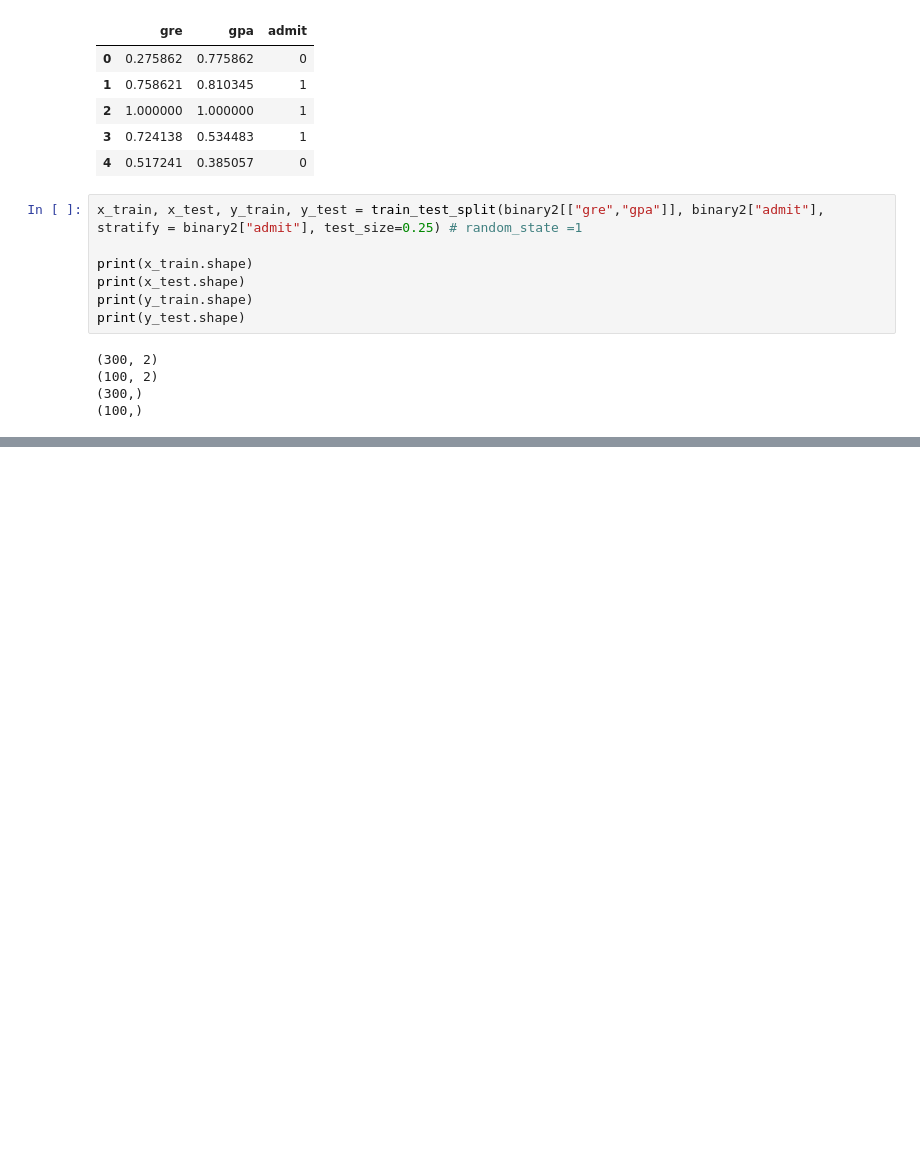
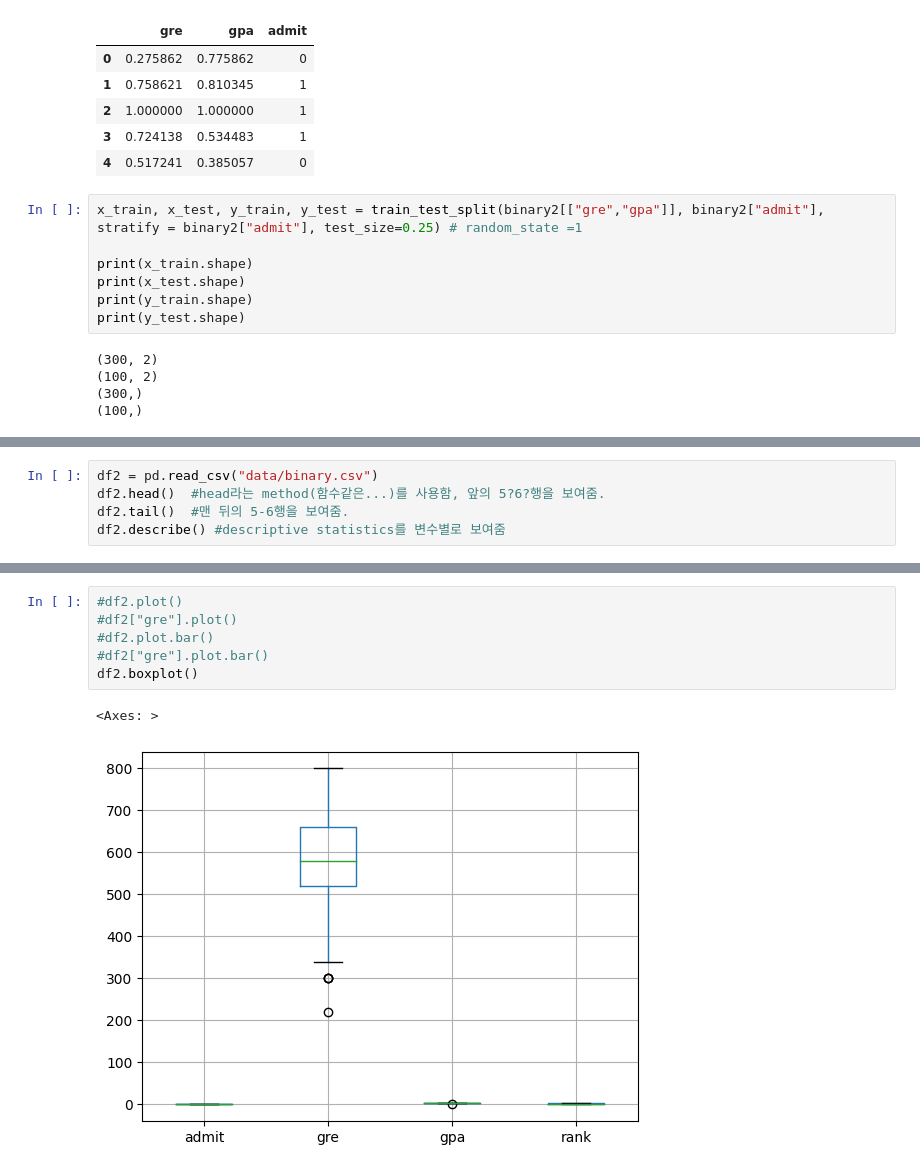
Before and after one commit to rackhyun/2023_data_translator, a Jupyter notebook: SC1_2023-main/2회차/practice2.ipynb, the cells around one changed output, grey strips where cells are left out. Cells and saved outputs as stored; diff of their text form; blank space fills up the shorter version.

```diff
--- a/SC1_2023-main/2회차/practice2.ipynb
+++ b/SC1_2023-main/2회차/practice2.ipynb
@@ -303,0 +402,5 @@ print(y_test.shape)
+# %%
+df2 = pd.read_csv("data/binary.csv")
+df2.head()  #head라는 method(함수같은...)를 사용함, 앞의 5?6?행을 보여줌.
+df2.tail()  #맨 뒤의 5-6행을 보여줌.
+df2.describe() #descriptive statistics를 변수별로 보여줌
@@ -303,0 +417,9 @@ print(y_test.shape)
+# %%
+#df2.plot()
+#df2["gre"].plot()
+#df2.plot.bar()
+#df2["gre"].plot.bar()
+df2.boxplot()
+# %% [output]
+<Axes: >
+[figure, added]
```
Also changed, not shown: parts of 28 cells of this notebook, 2 other files.
